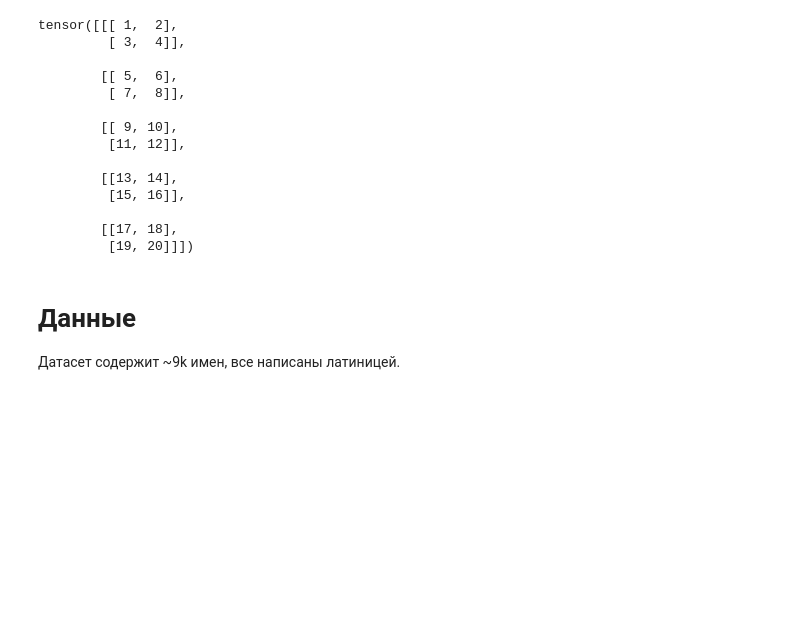
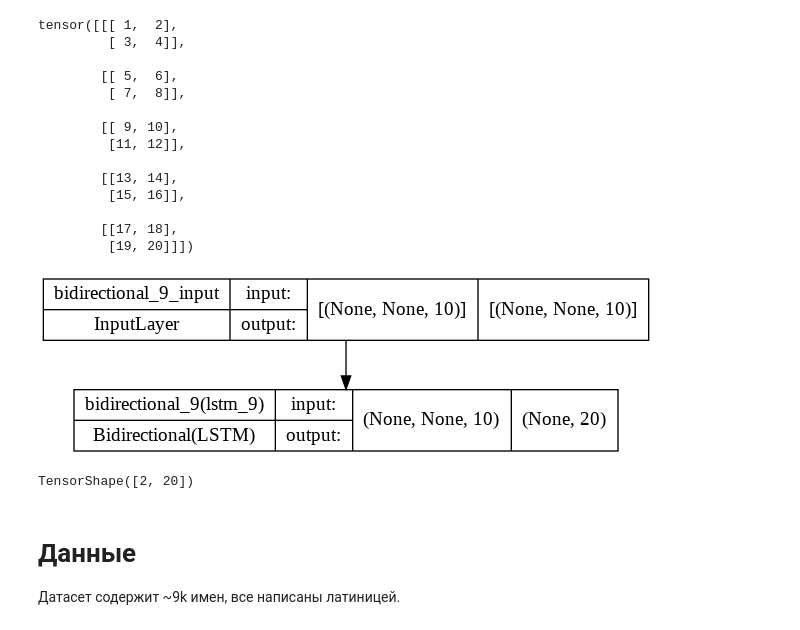
Before and after one commit to VlZaigraev/stepik-dl-nlp, a Jupyter notebook: task4_RNN_name_generator.ipynb, the cells around one changed output. Saved outputs shown, nothing was run; the diff lists cells and outputs as text; code cells hidden in the pictures; blank space fills up the shorter version.

```diff
--- a/task4_RNN_name_generator.ipynb
+++ b/task4_RNN_name_generator.ipynb
@@ -49,6 +49,22 @@ tensor([[[ 1,  2],
 
         [[17, 18],
          [19, 20]]])
+# %%
+from keras import Sequential
+from keras.layers import Bidirectional, LSTM
+from tensorflow.keras.utils import plot_model
+import tensorflow as tf
+
+model = Sequential()
+model.add(Bidirectional(LSTM(10, return_sequences=False), input_shape=(None, 10), merge_mode="concat"))
+
+plot_model(model, show_shapes = True)
+# %% [output]
+[figure, added]
+# %%
+model(tf.random.normal(shape=(2,10,10))).shape
+# %% [output]
+TensorShape([2, 20])
 # %% [markdown]
 # Данные
 Датасет содержит ~9k имен, все написаны латиницей.
```
